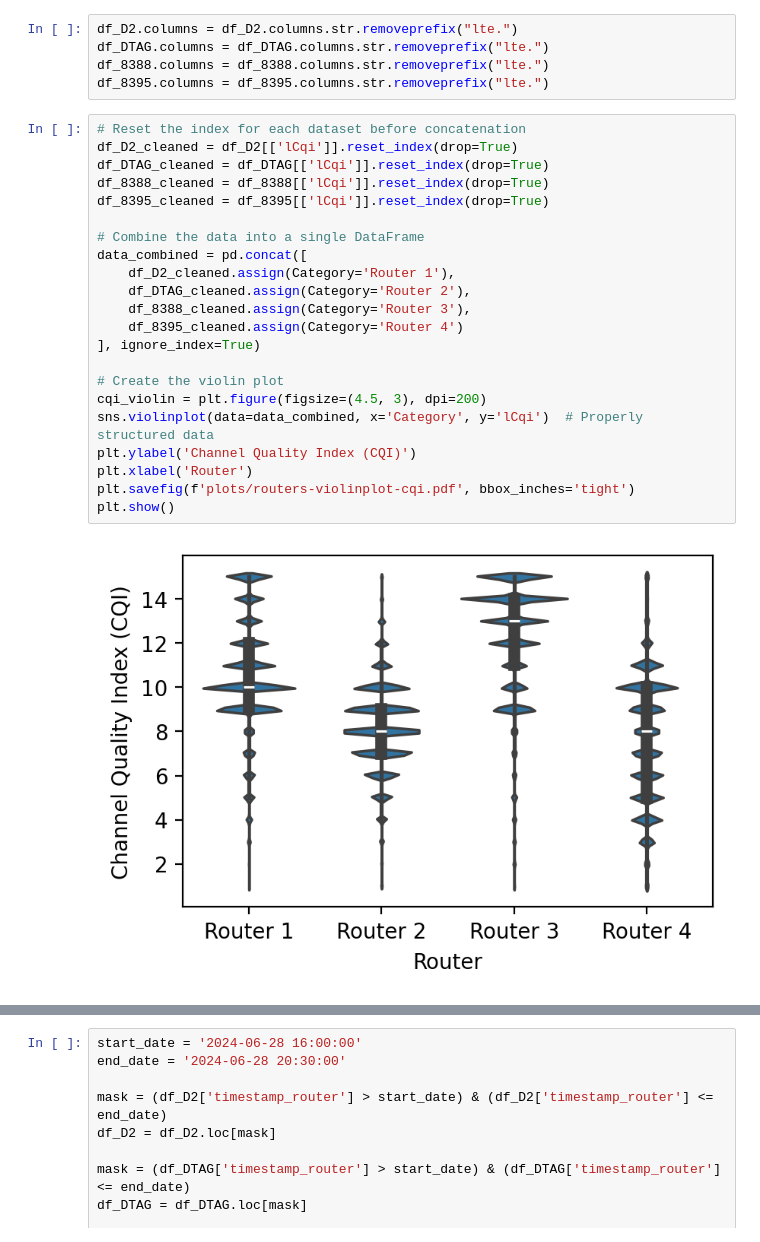
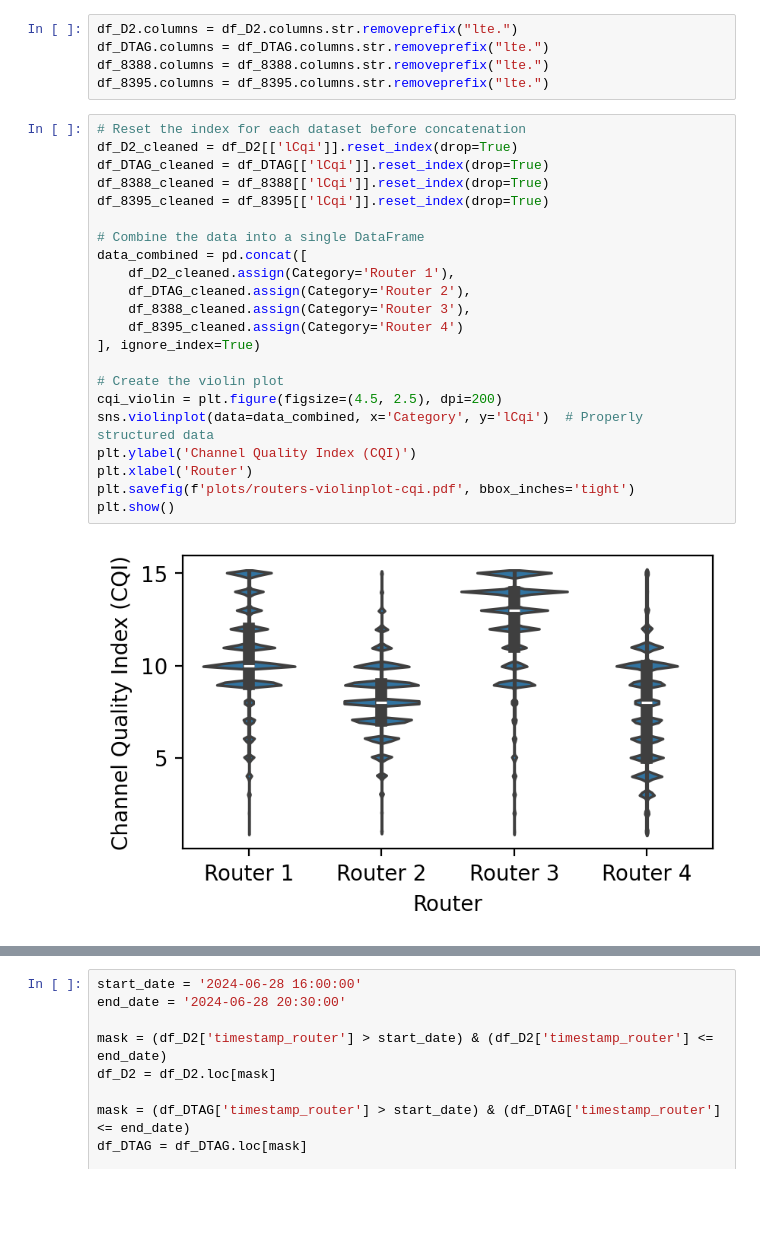
Before and after one commit to ds-kiel/Fjord5G, a Jupyter notebook: analysis-violin-plots.ipynb, the cells around one changed output, grey strips where cells are left out. Saved outputs shown, nothing was run; the diff lists cells and outputs as text; blank space fills up the shorter version.

```diff
--- a/analysis-violin-plots.ipynb
+++ b/analysis-violin-plots.ipynb
@@ -88,27 +88,27 @@ df_8395.columns = df_8395.columns.str.removeprefix("lte.")
 # %%
 # Reset the index for each dataset before concatenation
 df_D2_cleaned = df_D2[['lCqi']].reset_index(drop=True)
 df_DTAG_cleaned = df_DTAG[['lCqi']].reset_index(drop=True)
 df_8388_cleaned = df_8388[['lCqi']].reset_index(drop=True)
 df_8395_cleaned = df_8395[['lCqi']].reset_index(drop=True)
 
 # Combine the data into a single DataFrame
 data_combined = pd.concat([
     df_D2_cleaned.assign(Category='Router 1'),
     df_DTAG_cleaned.assign(Category='Router 2'),
     df_8388_cleaned.assign(Category='Router 3'),
     df_8395_cleaned.assign(Category='Router 4')
 ], ignore_index=True)
 
 # Create the violin plot
-cqi_violin = plt.figure(figsize=(4.5, 3), dpi=200)
+cqi_violin = plt.figure(figsize=(4.5, 2.5), dpi=200)
 sns.violinplot(data=data_combined, x='Category', y='lCqi')  # Properly structured data
 plt.ylabel('Channel Quality Index (CQI)')
 plt.xlabel('Router')
 plt.savefig(f'plots/routers-violinplot-cqi.pdf', bbox_inches='tight')
 plt.show()
 # %% [output]
-[figure, old version]
+[figure, new version]
 # %%
 # Select LTE and clean up outliers
 df_D2_lte = df_D2.query("`lDataClass` == 'LTE' & `lSinr` > -50")
```
Also changed, not shown: parts of 4 cells of this notebook, 17 other files.
